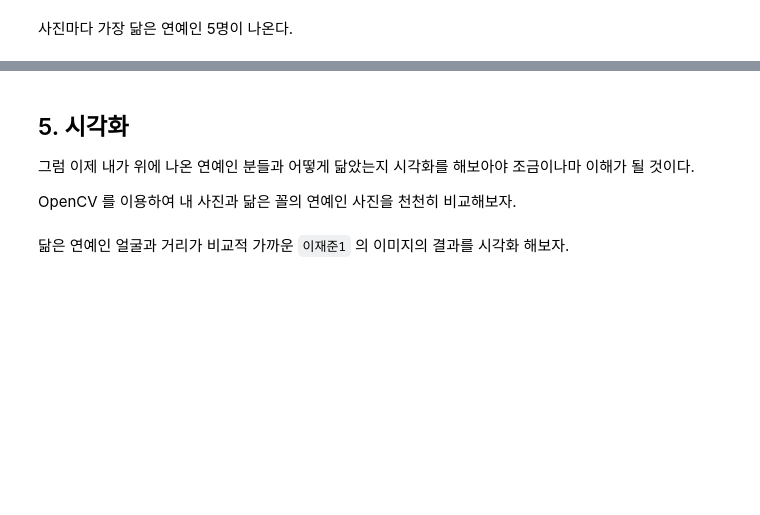
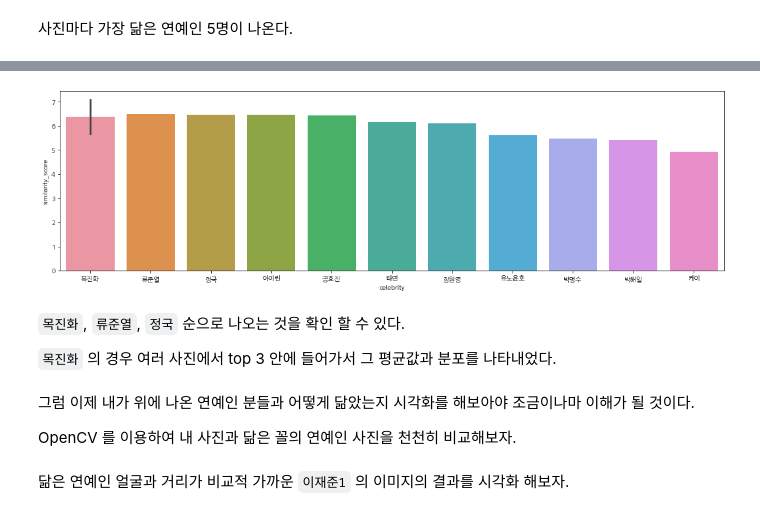
Before and after one commit to ai-rtistic/AIFFEL-Project, a Jupyter notebook: Exploration/EP05_Look-alike_Celebrities.ipynb, the cells around one changed output, grey strips where cells are left out. Saved outputs shown, nothing was run; the diff lists cells and outputs as text; code cells hidden in the pictures; blank space fills up the shorter version.

Commit message:
add plot

```diff
--- a/Exploration/EP05_Look-alike_Celebrities.ipynb
+++ b/Exploration/EP05_Look-alike_Celebrities.ipynb
@@ -261,0 +273,31 @@ get_nearest_face('이재준4')
+# %%
+name_list = ['이재준1','이재준2','이재준3','이재준4']
+top=3
+
+cel_list = []
+distance_list = []
+score_list = []
+
+for name in name_list:
+    sort_key_func = get_sort_key_func(name)
+    sorted_faces = sorted(embedding_dict.items(), key=lambda x:sort_key_func(x[0]))
+
+    rank=1
+    i=0
+    while rank < top+1:
+        if '이재준' in sorted_faces[i][0]:   # 나의 사진은 건너뜀
+            i += 1
+            continue
+        if sorted_faces[i]:
+            cel_list.append(sorted_faces[i][0])
+            distance_list.append(sort_key_func(sorted_faces[i][0]))
+            score_list.append(1/(sort_key_func(sorted_faces[i][0]))**2)
+
+            rank += 1
+            i += 1
+
+df = pd.DataFrame([ x for x in zip(cel_list,distance_list, score_list)])
+df.columns = ['celebrity', 'distance', 'similarity_score']
+df_sorted = df.sort_values('similarity_score', ascending=False)
+
+df_sorted.head()
@@ -262,6 +311,18 @@ get_nearest_face('이재준4')
+# %%
+plt.rcParams['font.family'] = 'NanumGothic'
+
+plt.figure(figsize = (18, 5))
+
+sns.barplot(data= df_sorted, x= "celebrity", y= "similarity_score")
+
+plt.show()
+# %% [output]
+[figure, added]
+# %% [markdown]
+`목진화`, `류준열`, `정국` 순으로 나오는 것을 확인 할 수 있다.
+
+`목진화` 의 경우 여러 사진에서 top 3 안에 들어가서 그 평균값과 분포를 나타내었다.
 # %% [markdown]
-## 5. 시각화
-
 그럼 이제 내가 위에 나온 연예인 분들과 어떻게 닮았는지 시각화를 해보아야 조금이나마 이해가 될 것이다.
 
 OpenCV 를 이용하여 내 사진과 닮은 꼴의 연예인 사진을 천천히 비교해보자.
```
Also changed, not shown: parts of 4 cells of this notebook.
